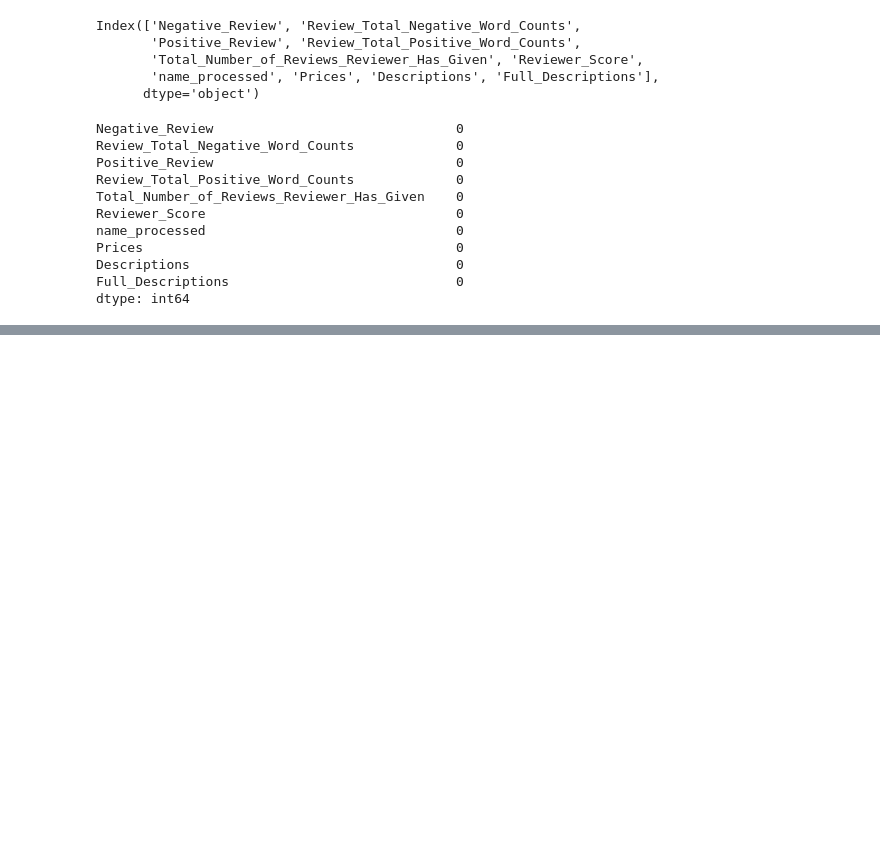
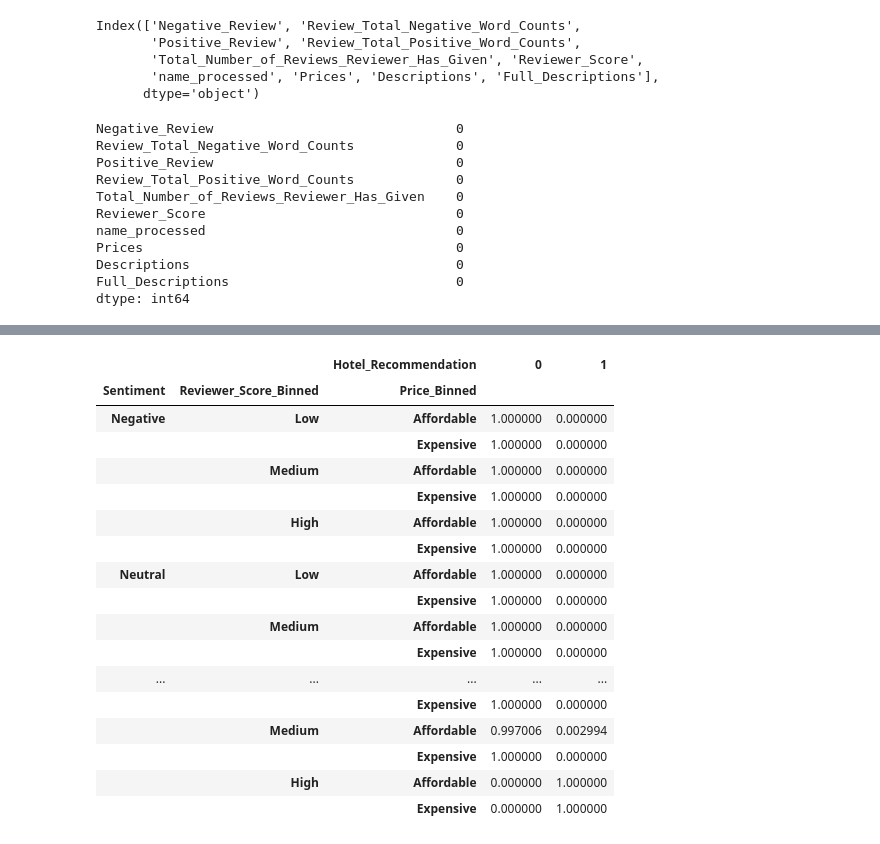
Before and after one commit to ryanjwong/hotel-recommendation, a Jupyter notebook: yuh.ipynb, the cells around one changed output, grey strips where cells are left out. Drawn from its saved outputs; the diff is of its cells as text; code cells hidden in the pictures; blank space fills up the shorter version.

```diff
--- a/yuh.ipynb
+++ b/yuh.ipynb
@@ -127,0 +160,10 @@ merged_df
+# %%
+# Define recommendation criteria
+def recommend_hotel(row):
+    if row['Reviewer_Score'] >= 8 and row['Sentiment'] == 'Positive':
+        return 1  # Recommend
+    else:
+        return 0  # Do not recommend
+
+# Apply function
+merged_df['Hotel_Recommendation'] = merged_df.apply(recommend_hotel, axis=1)
@@ -127,0 +205,14 @@ merged_df
+# %%
+# creating bins and labels for Reviewer Score and Prices
+reviewer_bins = [0, 5, 8, 10]
+reviewer_labels = ['Low', 'Medium', 'High']
+
+price_bins = [1000, 2043, float('inf')]
+price_labels = ['Affordable', 'Expensive']
+
+
+merged_df['Reviewer_Score_Binned'] = pd.cut(merged_df['Reviewer_Score'], bins=reviewer_bins, labels=reviewer_labels, include_lowest=True)
+merged_df['Price_Binned'] = pd.cut(merged_df['Prices'], bins=price_bins, labels=price_labels, include_lowest=True)
+
+
+merged_df[['Reviewer_Score', 'Reviewer_Score_Binned', 'Prices', 'Price_Binned']].head()
@@ -127,0 +242,30 @@ merged_df
+# %%
+
+cpt_recommendation = (
+    merged_df.groupby(['Sentiment', 'Reviewer_Score_Binned', 'Price_Binned'], observed=False)
+    ['Hotel_Recommendation']
+    .value_counts(normalize=True)
+    .unstack(fill_value=0)  # Ensures missing values are treated as 0 probabilities
+)
+
+
+cpt_recommendation
+# %% [output]
+|  |  | Hotel_Recommendation | 0 | 1 |
+| Sentiment | Reviewer_Score_Binned | Price_Binned |  |  |
+| Negative | Low | Affordable | 1.000000 | 0.000000 |
+|  |  | Expensive | 1.000000 | 0.000000 |
+|  | Medium | Affordable | 1.000000 | 0.000000 |
+|  |  | Expensive | 1.000000 | 0.000000 |
+|  | High | Affordable | 1.000000 | 0.000000 |
+|  |  | Expensive | 1.000000 | 0.000000 |
+| Neutral | Low | Affordable | 1.000000 | 0.000000 |
+|  |  | Expensive | 1.000000 | 0.000000 |
+|  | Medium | Affordable | 1.000000 | 0.000000 |
+|  |  | Expensive | 1.000000 | 0.000000 |
+| ... | ... | ... | ... | ... |
+|  |  | Expensive | 1.000000 | 0.000000 |
+|  | Medium | Affordable | 0.997006 | 0.002994 |
+|  |  | Expensive | 1.000000 | 0.000000 |
+|  | High | Affordable | 0.000000 | 1.000000 |
+|  |  | Expensive | 0.000000 | 1.000000 |
```
Also changed, not shown: parts of 16 cells of this notebook.
